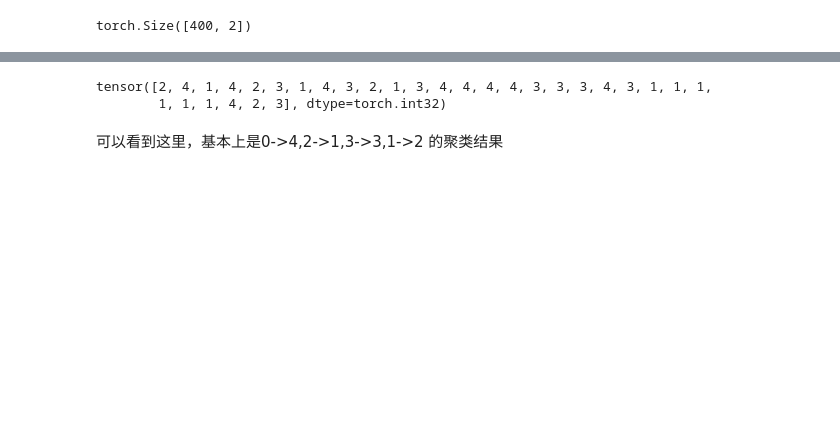
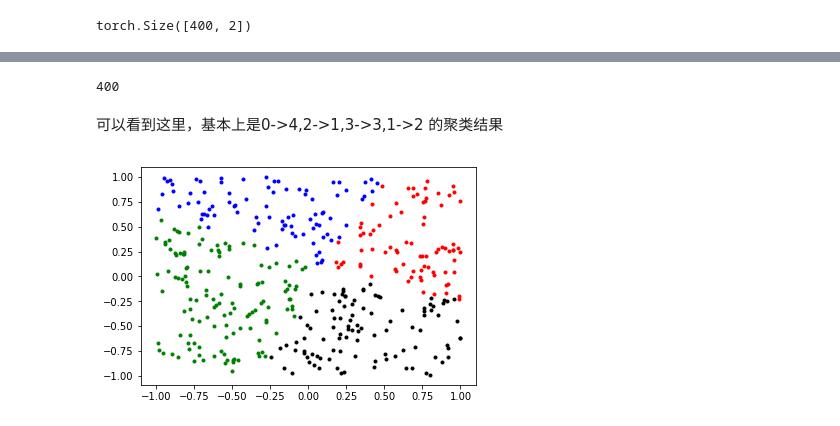
Before and after one commit to ThomasMrY/ThomasNotes, a Jupyter notebook: SOM网络的pytorch实现.ipynb, the cells around one changed output, grey strips where cells are left out. Saved outputs shown, nothing was run; the diff lists cells and outputs as text; code cells hidden in the pictures; blank space fills up the shorter version.

```diff
--- a/SOM网络的pytorch实现.ipynb
+++ b/SOM网络的pytorch实现.ipynb
@@ -68,7 +68,7 @@ class SOM(nn.Module):
 
     def __init__(self):
         super(SOM, self).__init__()
-        self.SOM_layer = nn.Parameter(torch.Tensor(4, 2))
+        self.SOM_layer = nn.Parameter(torch.rand(4,2))
         self.weight_init()
 
     def weight_init(self):
@@ -336,5 +335,5 @@ tensor([[-0.5154,  0.5064],
 # %%
-t = Variable(x[0:30,:])
+t = Variable(x)
 # %%
 mask,index = net(t)
 # %%
@@ -400,8 +419,21 @@ tensor([0, 0, 2, 0, 1, 3, 2, 0, 3, 1, 2, 3, 0, 0, 0, 0, 3, 3, 3, 0, 3, 2, 2, 2,
 # %%
-y[0:30]
+y.shape[0]
 # %% [output]
-tensor([2, 4, 1, 4, 2, 3, 1, 4, 3, 2, 1, 3, 4, 4, 4, 4, 3, 3, 3, 4, 3, 1, 1, 1,
-        1, 1, 1, 4, 2, 3], dtype=torch.int32)
+400
 # %% [markdown]
 可以看到这里，基本上是0->4,2->1,3->3,1->2
 的聚类结果
+# %%
+import matplotlib.pyplot as plt
+for i in range(y.shape[0]):
+    if index[i] == 0:
+        plt.plot(x[i,0],x[i,1],'b.')
+    elif index[i] == 1:
+        plt.plot(x[i,0],x[i,1],'r.')
+    elif index[i] == 2:
+        plt.plot(x[i,0],x[i,1],'g.')
+    else:
+        plt.plot(x[i,0],x[i,1],'k.')
+plt.show()
+# %% [output]
+[figure, added]
```
Also changed, not shown: parts of 9 cells of this notebook, 2 other files.
